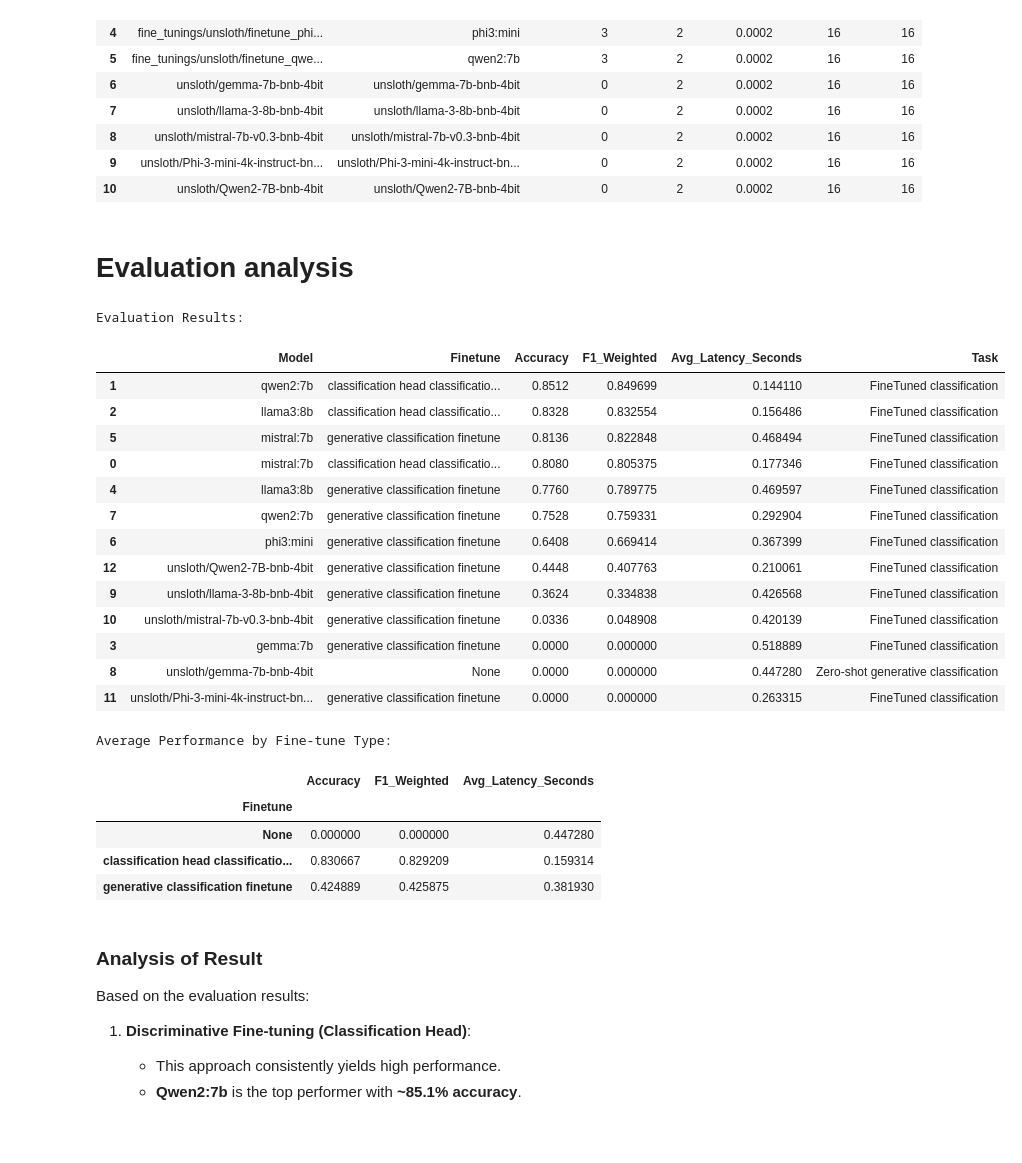
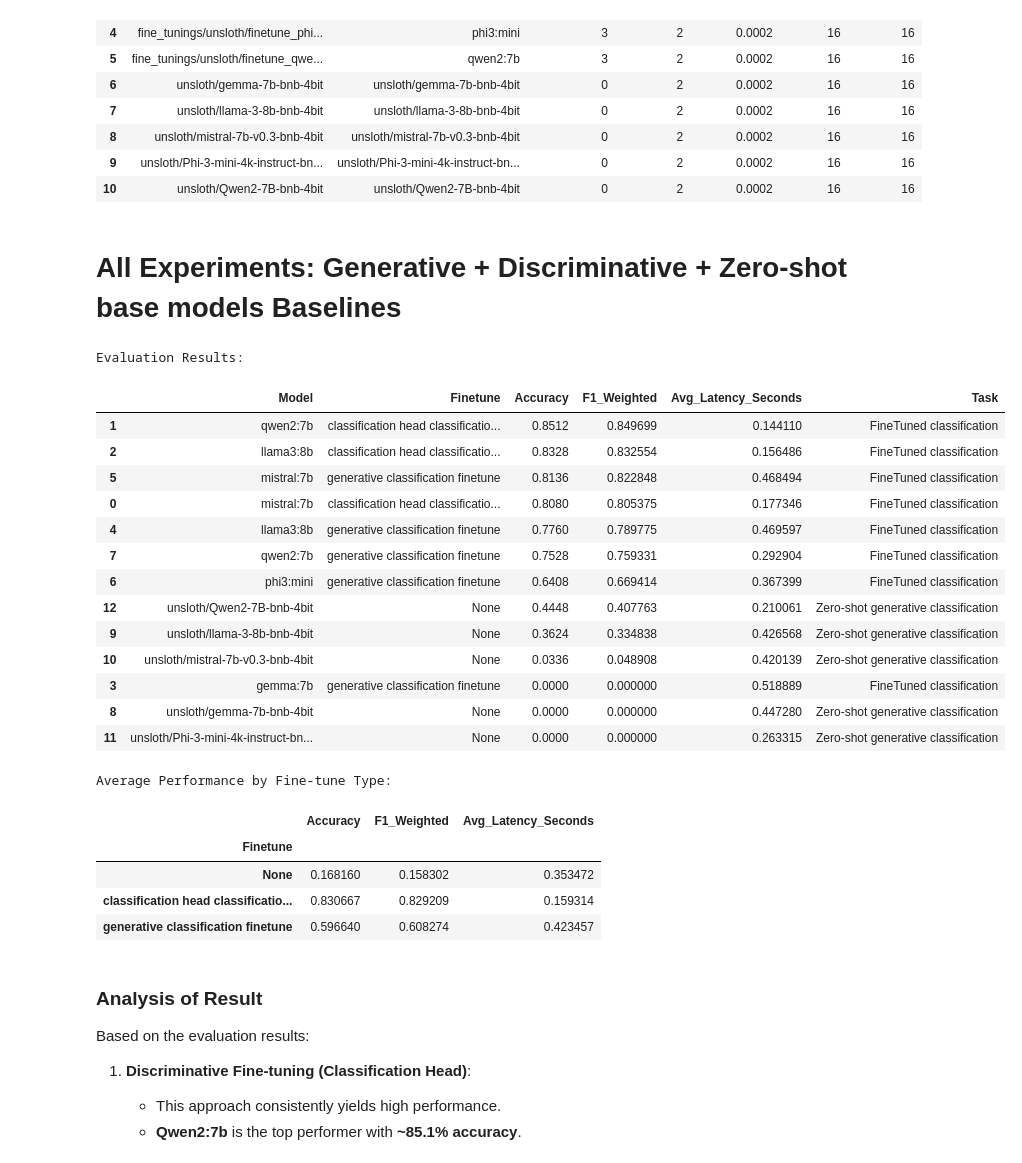
Before and after one commit to yass-ML/AdvancedNLP-Project, a Jupyter notebook: notebooks/view_experiments.ipynb, the cells around one changed output. Saved outputs shown, nothing was run; the diff lists cells and outputs as text; code cells hidden in the pictures; blank space fills up the shorter version.

```diff
--- a/notebooks/view_experiments.ipynb
+++ b/notebooks/view_experiments.ipynb
@@ -94,53 +103,53 @@ df[available_config]
 | 8 | unsloth/mistral-7b-v0.3-bnb-4bit | unsloth/mistral-7b-v0.3-bnb-4bit | 0 | 2 | 0.0002 | 16 | 16 |
 | 9 | unsloth/Phi-3-mini-4k-instruct-bn... | unsloth/Phi-3-mini-4k-instruct-bn... | 0 | 2 | 0.0002 | 16 | 16 |
 | 10 | unsloth/Qwen2-7B-bnb-4bit | unsloth/Qwen2-7B-bnb-4bit | 0 | 2 | 0.0002 | 16 | 16 |
-# %% [markdown]
-# Evaluation analysis
+# %% [markdown]
+# All Experiments: Generative + Discriminative + Zero-shot base models Baselines
 # %%
 import yaml
 
 # Load evaluation results
-yaml_path = '../fine_tunings/evaluation_results.yaml'
+yaml_path = 'evaluation_results.yaml'
 
 try:
     with open(yaml_path, 'r') as f:
         eval_data = yaml.safe_load(f)
 
     eval_df = pd.DataFrame(eval_data)
 
     # improved display
     display_cols = ['Model', 'Finetune', 'Accuracy', 'F1_Weighted', 'Avg_Latency_Seconds', 'Task']
     print("Evaluation Results:")
     display(eval_df[display_cols].sort_values('Accuracy', ascending=False))
 
     # Grouped analysis
     print("\nAverage Performance by Fine-tune Type:")
     display(eval_df.groupby('Finetune')[['Accuracy', 'F1_Weighted', 'Avg_Latency_Seconds']].mean(numeric_only=True))
 
 except FileNotFoundError:
     print(f"Could not find file at {yaml_path}")
 # %% [output]
 Evaluation Results:
 |  | Model | Finetune | Accuracy | F1_Weighted | Avg_Latency_Seconds | Task |
 | 1 | qwen2:7b | classification head classificatio... | 0.8512 | 0.849699 | 0.144110 | FineTuned classification |
 | 2 | llama3:8b | classification head classificatio... | 0.8328 | 0.832554 | 0.156486 | FineTuned classification |
 | 5 | mistral:7b | generative classification finetune | 0.8136 | 0.822848 | 0.468494 | FineTuned classification |
 | 0 | mistral:7b | classification head classificatio... | 0.8080 | 0.805375 | 0.177346 | FineTuned classification |
 | 4 | llama3:8b | generative classification finetune | 0.7760 | 0.789775 | 0.469597 | FineTuned classification |
 | 7 | qwen2:7b | generative classification finetune | 0.7528 | 0.759331 | 0.292904 | FineTuned classification |
 | 6 | phi3:mini | generative classification finetune | 0.6408 | 0.669414 | 0.367399 | FineTuned classification |
-| 12 | unsloth/Qwen2-7B-bnb-4bit | generative classification finetune | 0.4448 | 0.407763 | 0.210061 | FineTuned classification |
-| 9 | unsloth/llama-3-8b-bnb-4bit | generative classification finetune | 0.3624 | 0.334838 | 0.426568 | FineTuned classification |
-| 10 | unsloth/mistral-7b-v0.3-bnb-4bit | generative classification finetune | 0.0336 | 0.048908 | 0.420139 | FineTuned classification |
+| 12 | unsloth/Qwen2-7B-bnb-4bit | None | 0.4448 | 0.407763 | 0.210061 | Zero-shot generative classification |
+| 9 | unsloth/llama-3-8b-bnb-4bit | None | 0.3624 | 0.334838 | 0.426568 | Zero-shot generative classification |
+| 10 | unsloth/mistral-7b-v0.3-bnb-4bit | None | 0.0336 | 0.048908 | 0.420139 | Zero-shot generative classification |
 | 3 | gemma:7b | generative classification finetune | 0.0000 | 0.000000 | 0.518889 | FineTuned classification |
 | 8 | unsloth/gemma-7b-bnb-4bit | None | 0.0000 | 0.000000 | 0.447280 | Zero-shot generative classification |
-| 11 | unsloth/Phi-3-mini-4k-instruct-bn... | generative classification finetune | 0.0000 | 0.000000 | 0.263315 | FineTuned classification |
+| 11 | unsloth/Phi-3-mini-4k-instruct-bn... | None | 0.0000 | 0.000000 | 0.263315 | Zero-shot generative classification |
 Average Performance by Fine-tune Type:
 |  | Accuracy | F1_Weighted | Avg_Latency_Seconds |
 | Finetune |  |  |  |
-| None | 0.000000 | 0.000000 | 0.447280 |
+| None | 0.168160 | 0.158302 | 0.353472 |
 | classification head classificatio... | 0.830667 | 0.829209 | 0.159314 |
-| generative classification finetune | 0.424889 | 0.425875 | 0.381930 |
+| generative classification finetune | 0.596640 | 0.608274 | 0.423457 |
 # %% [markdown]
 ### Analysis of Result
 
```
Also changed, not shown: parts of 6 cells of this notebook, 44 other files.
